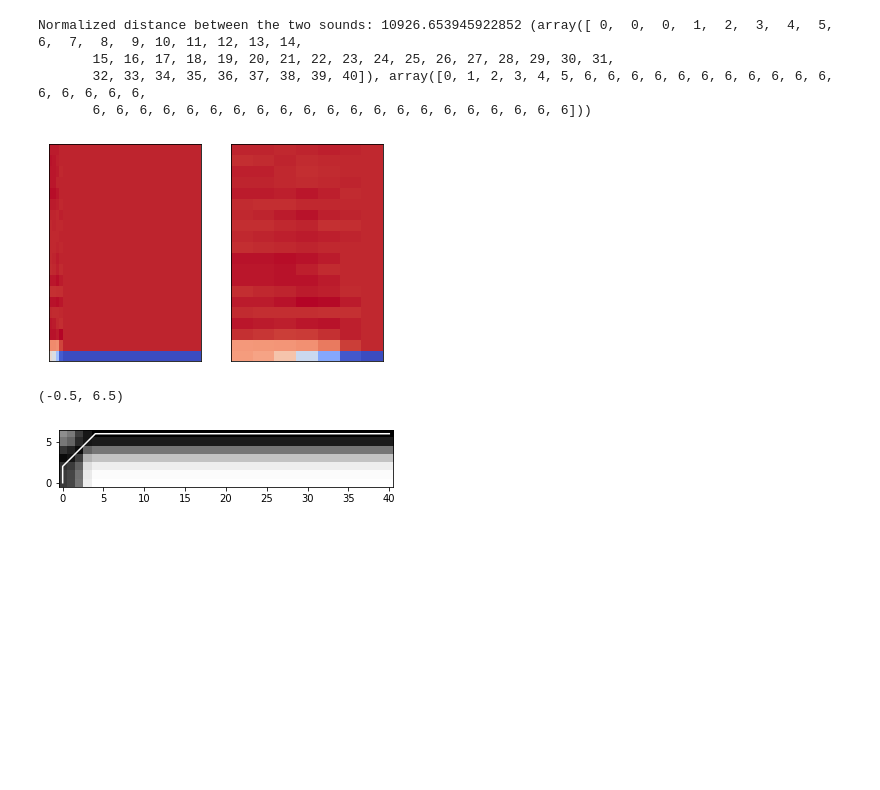
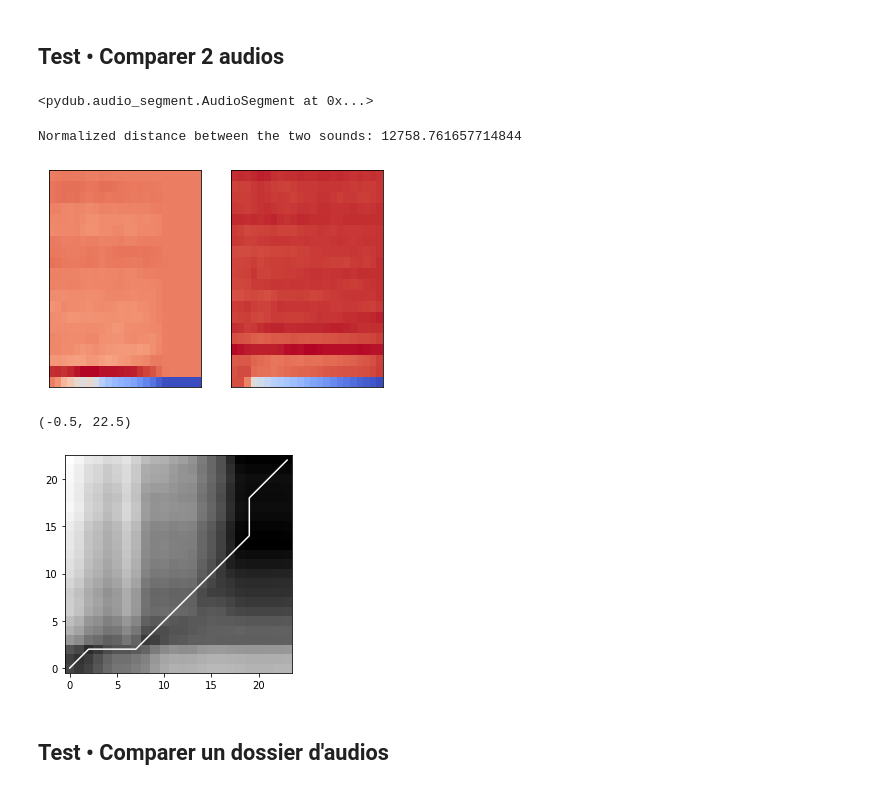
Before and after one commit to Mlamalerie/Wanabilini-Producer-Tools, a Jupyter notebook: Laver DrumKit.ipynb, the cells around one changed output. Drawn from its saved outputs; the diff is of its cells as text; code cells hidden in the pictures; blank space fills up the shorter version.

```diff
--- a/Laver DrumKit.ipynb
+++ b/Laver DrumKit.ipynb
@@ -26,6 +25,0 @@ gdrive  sample_data
-# %%
-bayAranger_DRUMKIT_LEDOSSIER = DRUMKIT_LEDOSSIER + '/Hats'
-
-listeFichiersAUDIO_0 = np.array([fic for fic in os.listdir(bayAranger_DRUMKIT_LEDOSSIER) if fic.split(".")[-1] in ["mp3", "wav"]  ])
-listeFichiersAUDIO = [bayAranger_DRUMKIT_LEDOSSIER + "/" + fic for fic in os.listdir(bayAranger_DRUMKIT_LEDOSSIER) if fic.split(".")[-1] in ["mp3", "wav"]  ]
-print(listeFichiersAUDIO_0)
@@ -91,10 +110,29 @@ song
+# %% [markdown]
+## Test • Comparer 2 audios
+# %%
+one_seconds = 1000
+
+listeFichiersAUDIO = get_names_files_on(all_dossier_a_analyser_DRUMKIT[0] ) [1]
+file1 = listeFichiersAUDIO[1]
+file2 = listeFichiersAUDIO[2]
+
+
+def AfficherAudio(filename_list, cut_sec):
+    if filename_list:
+        song = AudioSegment.from_wav(filename_list[0])[0:one_seconds* cut_sec]
+        if len(filename_list) > 1:
+            for f in filename_list[1:]:
+                song += AudioSegment.from_wav(f)[0:one_seconds* cut_sec]
+
+    return song
+
+AfficherAudio([file1,file2],3)
+# %% [output]
+<pydub.audio_segment.AudioSegment at 0x...>
 # %%
-import librosa
-import librosa.display
-
 #Loading audio files
-y1, sr1 = librosa.load(listeFichiersAUDIO[17])
-y2, sr2 = librosa.load(listeFichiersAUDIO[18])
+y1, sr1 = librosa.load(file1)
+y2, sr2 = librosa.load(file2)
 
 #Showing multiple plots using subplot
 plt.subplot(1, 2, 1)
@@ -107,18 +145,17 @@ librosa.display.specshow(mfcc2)
 
 from numpy.linalg import norm
 dist, cost, acc_cost, path = dtw(mfcc1.T, mfcc2.T, dist=lambda x, y: norm(x - y, ord=1))
-print('Normalized distance between the two sounds:', dist,path )  # 0 for similar audios
+print('Normalized distance between the two sounds:', dist )  # 0 for similar audios
 # %% [output]
-Normalized distance between the two sounds: 10926.653945922852 (array([ 0,  0,  0,  1,  2,  3,  4,  5,  6,  7,  8,  9, 10, 11, 12, 13, 14,
-       15, 16, 17, 18, 19, 20, 21, 22, 23, 24, 25, 26, 27, 28, 29, 30, 31,
-       32, 33, 34, 35, 36, 37, 38, 39, 40]), array([0, 1, 2, 3, 4, 5, 6, 6, 6, 6, 6, 6, 6, 6, 6, 6, 6, 6, 6, 6, 6, 6,
-       6, 6, 6, 6, 6, 6, 6, 6, 6, 6, 6, 6, 6, 6, 6, 6, 6, 6, 6, 6, 6]))
+Normalized distance between the two sounds: 12758.761657714844
-[figure, old version]
+[figure, new version]
 # %%
-plt.imshow(cost.T, origin='lower', cmap=cm.gray, interpolation='nearest')
-plot(path[0], path[1], 'w') #creating plot for DTW
-xlim((-0.5, cost.shape[0]-0.5))
-ylim((-0.5, cost.shape[1]-0.5))
+plt.imshow(cost.T, origin='lower', cmap=plt.cm.gray, interpolation='nearest')
+plt.plot(path[0], path[1], 'w') #creating plot for DTW
+plt.xlim((-0.5, cost.shape[0]-0.5))
+plt.ylim((-0.5, cost.shape[1]-0.5))
 # %% [output]
-(-0.5, 6.5)
+(-0.5, 22.5)
-[figure, old version]
+[figure, new version]
+# %% [markdown]
+## Test • Comparer un dossier d'audios
```
Also changed, not shown: parts of 19 cells of this notebook, 5 other files.
